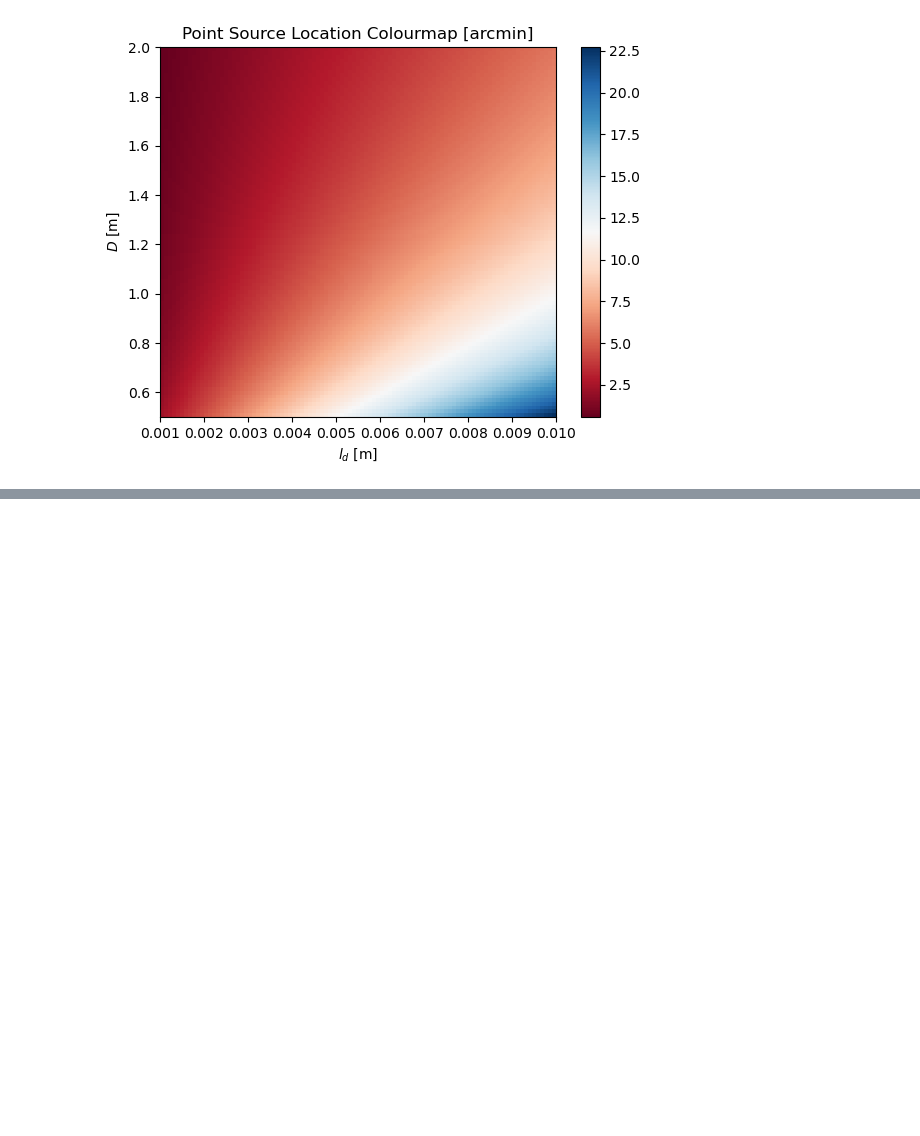
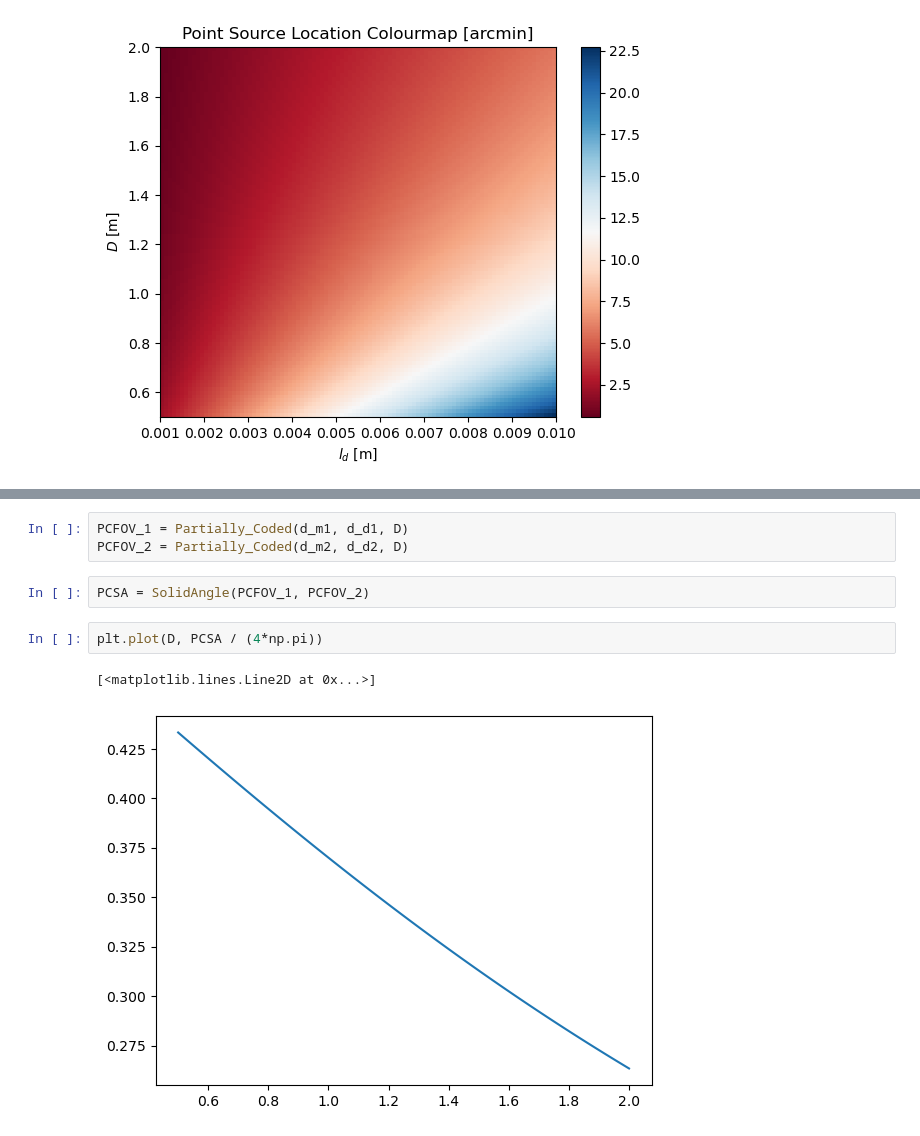
Before and after one commit to kl1ps3r/GRB-group-5, a Jupyter notebook: contour_maps.ipynb, the cells around one changed output, grey strips where cells are left out. Cells and saved outputs as stored; diff of their text form; blank space fills up the shorter version.

```diff
--- a/contour_maps.ipynb
+++ b/contour_maps.ipynb
@@ -79,0 +100,10 @@ plt.savefig("./mask_parameter_plots/PSL.png")
+# %%
+PCFOV_1 = Partially_Coded(d_m1, d_d1, D)
+PCFOV_2 = Partially_Coded(d_m2, d_d2, D)
+# %%
+PCSA = SolidAngle(PCFOV_1, PCFOV_2)
+# %%
+plt.plot(D, PCSA / (4*np.pi))
+# %% [output]
+[<matplotlib.lines.Line2D at 0x...>]
+[figure, added]
```
Also changed, not shown: parts of 8 cells of this notebook, 2 other files.
